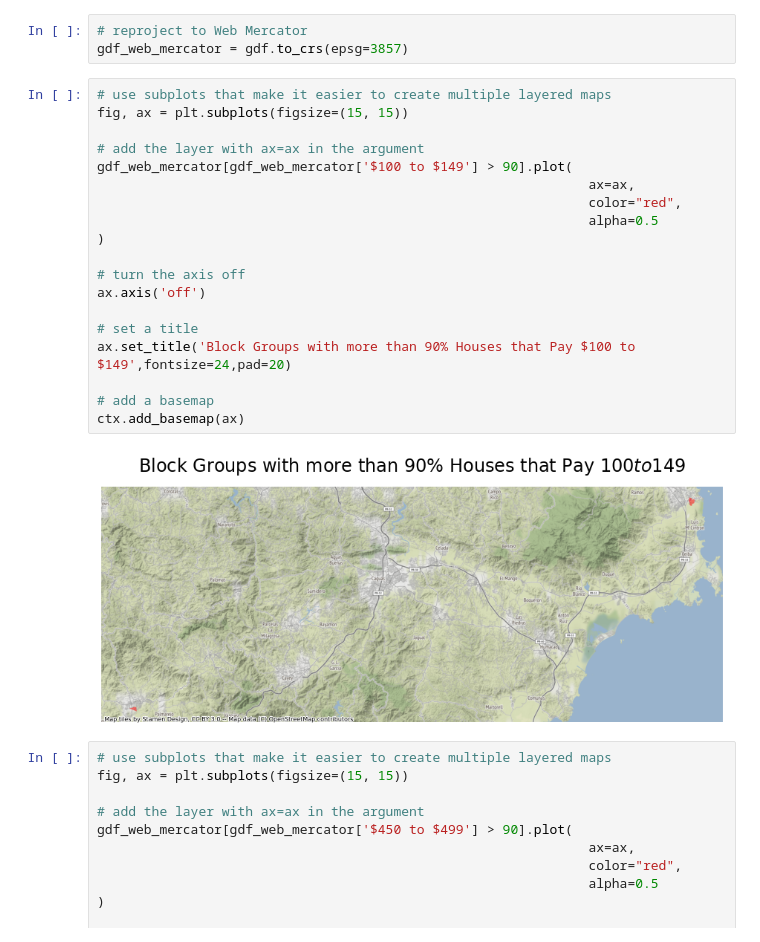
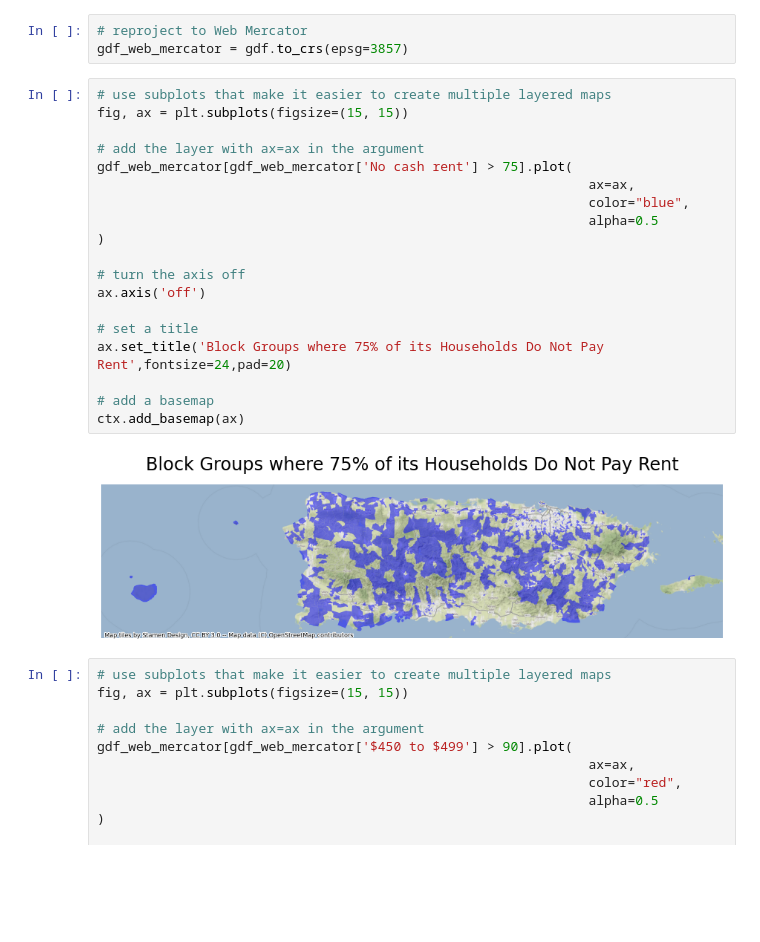
Before and after one commit to jhernandezperez/up206a-johanna, a Jupyter notebook: week04/hw3 with census reporter data.ipynb, the cells around one changed output. Saved outputs shown, nothing was run; the diff lists cells and outputs as text; blank space fills up the shorter version.

```diff
--- a/week04/hw3 with census reporter data.ipynb
+++ b/week04/hw3 with census reporter data.ipynb
@@ -470,24 +486,24 @@ gdf_web_mercator = gdf.to_crs(epsg=3857)
 # %%
 # use subplots that make it easier to create multiple layered maps
 fig, ax = plt.subplots(figsize=(15, 15))
 
 # add the layer with ax=ax in the argument
-gdf_web_mercator[gdf_web_mercator['$100 to $149'] > 90].plot(
+gdf_web_mercator[gdf_web_mercator['No cash rent'] > 75].plot(
                                                                ax=ax,
-                                                               color="red",
+                                                               color="blue",
                                                                alpha=0.5
 )
 
 # turn the axis off
 ax.axis('off')
 
 # set a title
-ax.set_title('Block Groups with more than 90% Houses that Pay $100 to $149',fontsize=24,pad=20)
+ax.set_title('Block Groups where 75% of its Households Do Not Pay Rent',fontsize=24,pad=20)
 
 # add a basemap
 ctx.add_basemap(ax)
 # %% [output]
-[figure, old version]
+[figure, new version]
 # %%
 # use subplots that make it easier to create multiple layered maps
 fig, ax = plt.subplots(figsize=(15, 15))
```
Also changed, not shown: parts of 9 cells of this notebook, 1 other file.
